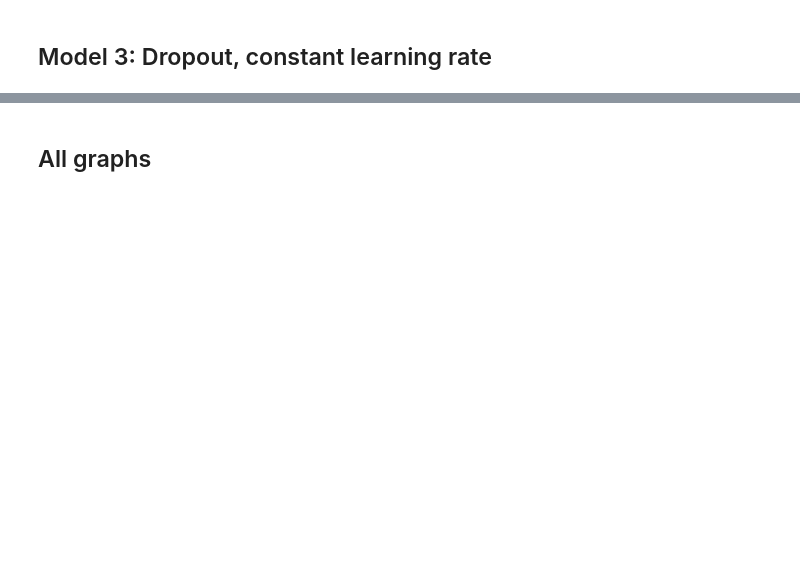
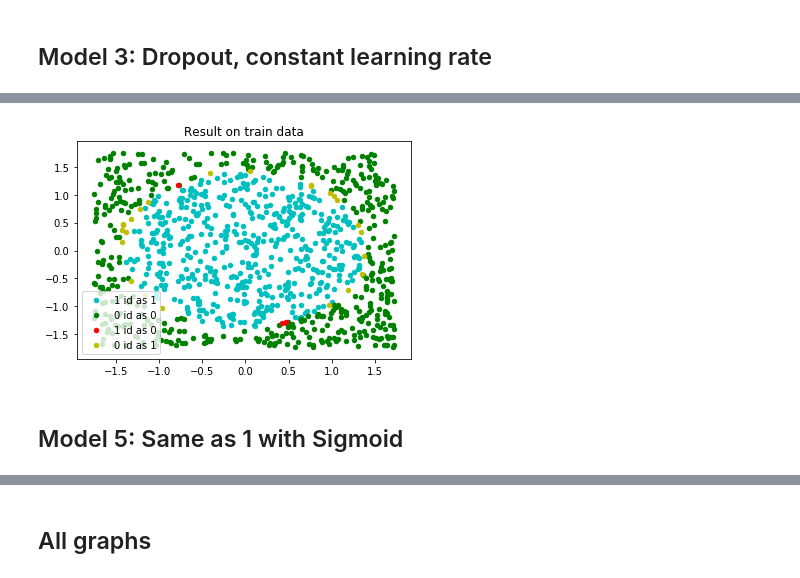
Before and after one commit to natbolon/DL, a Jupyter notebook: Project2/test.ipynb, the cells around one changed output, grey strips where cells are left out. Cells and saved outputs as stored; diff of their text form; code cells hidden in the pictures; blank space fills up the shorter version.

```diff
--- a/Project2/test.ipynb
+++ b/Project2/test.ipynb
@@ -337,0 +442,13 @@ plot_result(test_input, test_target, id_class_test)
+# %%
+output = model_4.forward(test_input)
+l = model_4.compute_loss(output, test_target)
+
+print("\n ")
+print("Loss: ", l.item())
+print("Number of errors: ", compute_number_error(output, test_target).item())
+print("\n ")
+
+
+id_class_test = output.argmax(dim=1)
+plot_result(test_input, test_target, id_class_test)
+# %% [output]
@@ -337,0 +457,3 @@ plot_result(test_input, test_target, id_class_test)
+[figure, added]
+# %% [markdown]
+## Model 5: Same as 1 with Sigmoid
```
Also changed, not shown: parts of 23 cells of this notebook.
